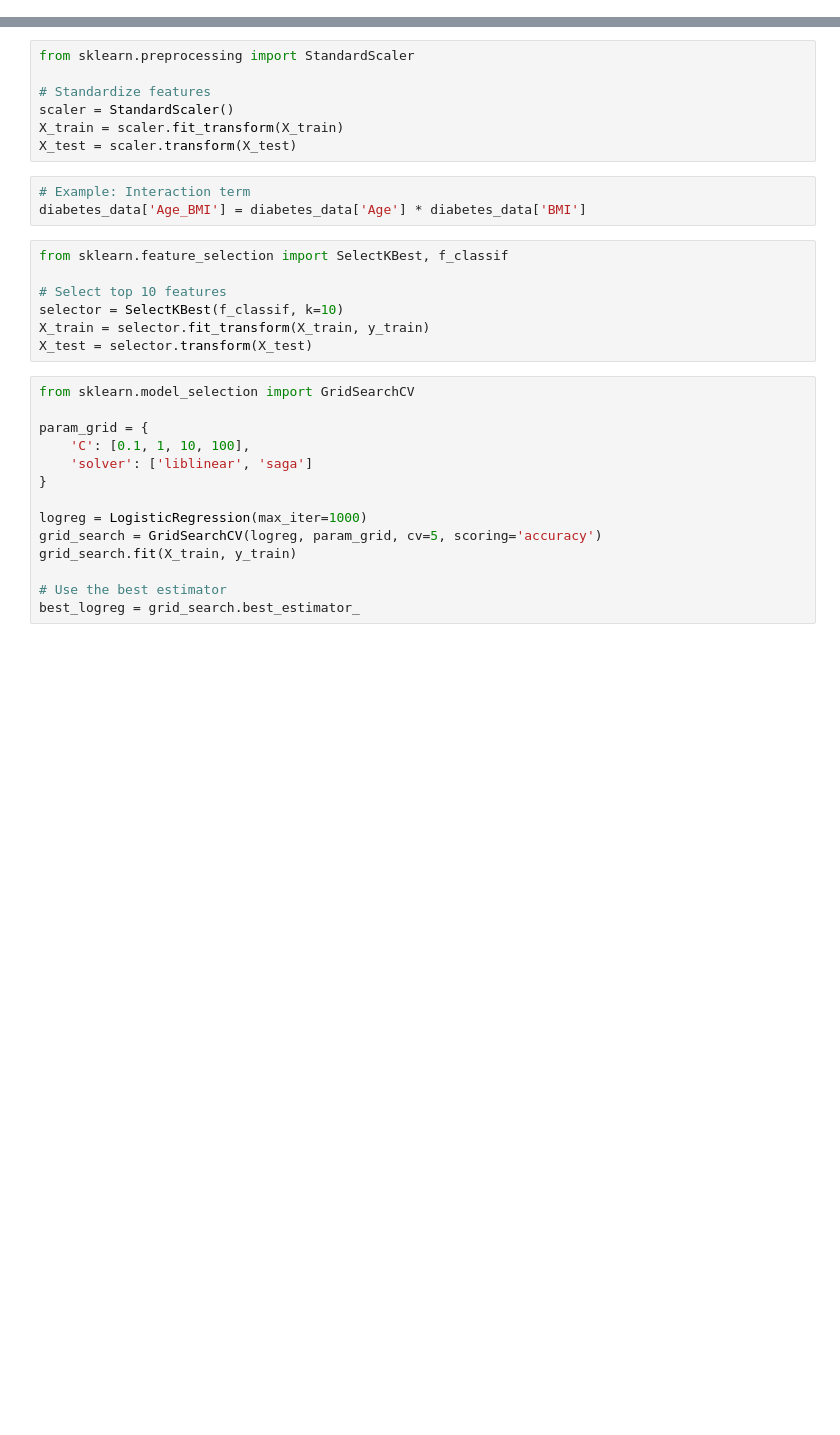
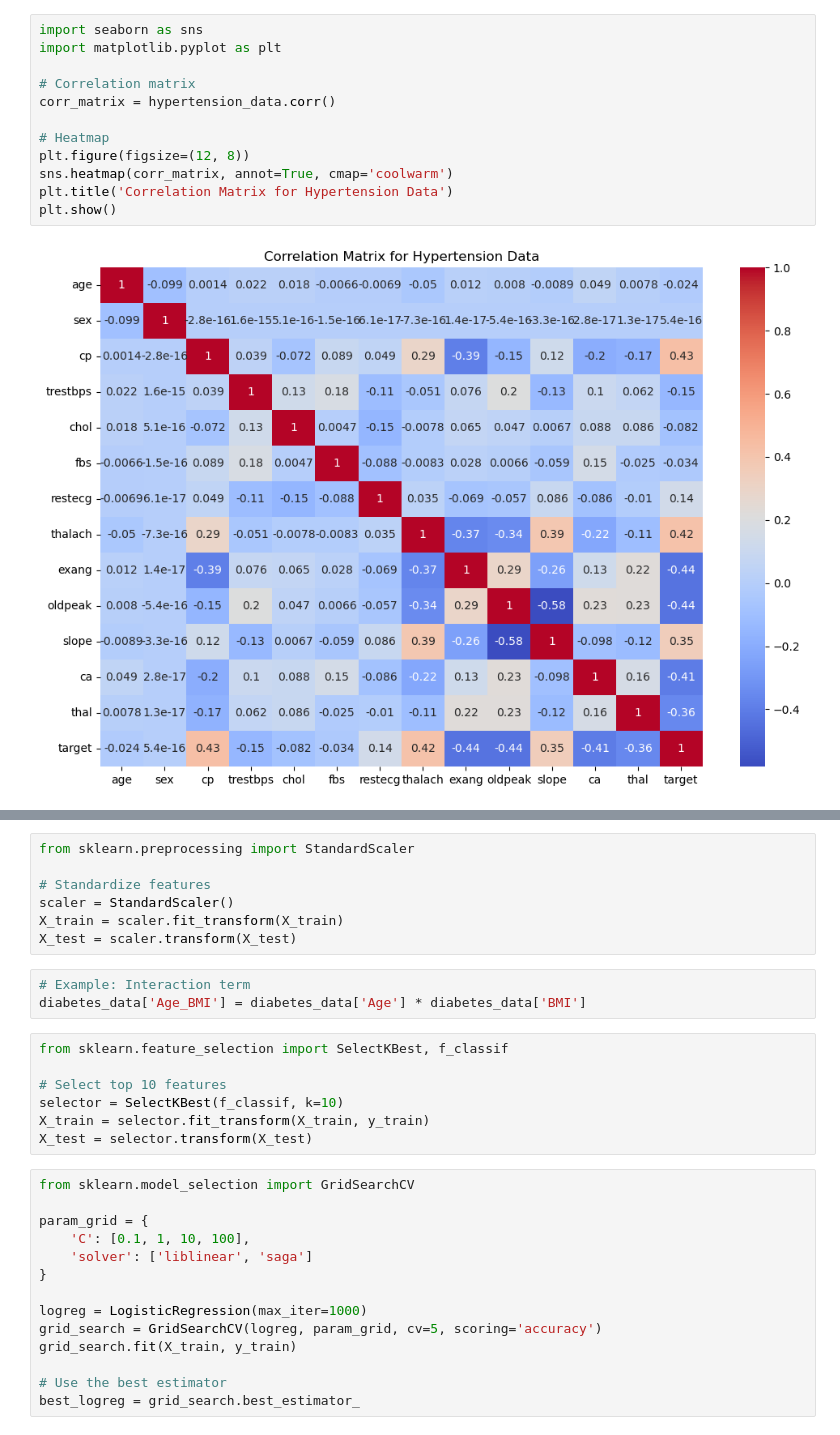
Before and after one commit to shemani2/project_4, a Jupyter notebook: data-analysis.ipynb, the cells around one changed output, grey strips where cells are left out. Drawn from its saved outputs; the diff is of its cells as text; blank space fills up the shorter version.

```diff
--- a/data-analysis.ipynb
+++ b/data-analysis.ipynb
@@ -71,0 +253,14 @@ plt.show()
+# %%
+import seaborn as sns
+import matplotlib.pyplot as plt
+
+# Correlation matrix
+corr_matrix = hypertension_data.corr()
+
+# Heatmap
+plt.figure(figsize=(12, 8))
+sns.heatmap(corr_matrix, annot=True, cmap='coolwarm')
+plt.title('Correlation Matrix for Hypertension Data')
+plt.show()
+# %% [output]
+[figure, added]
```
Also changed, not shown: parts of 16 cells of this notebook, 12 other files.
